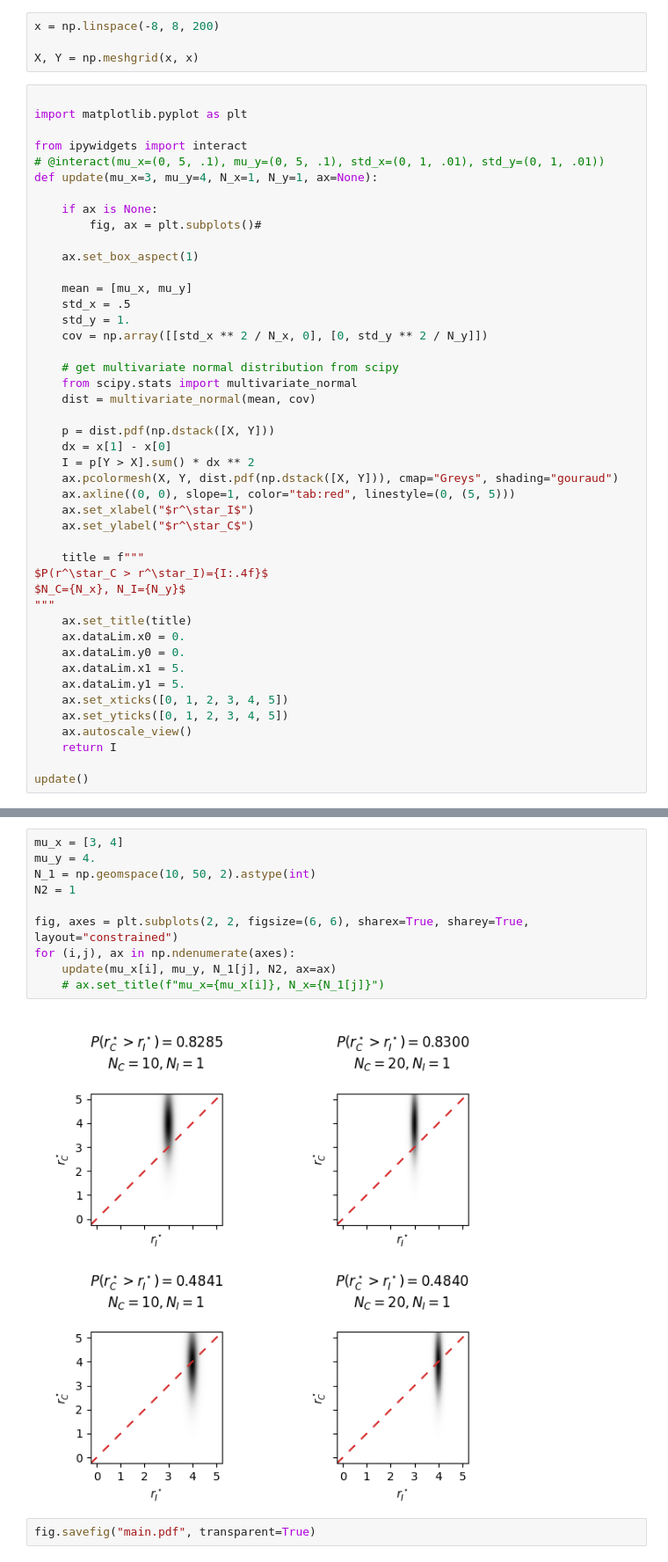
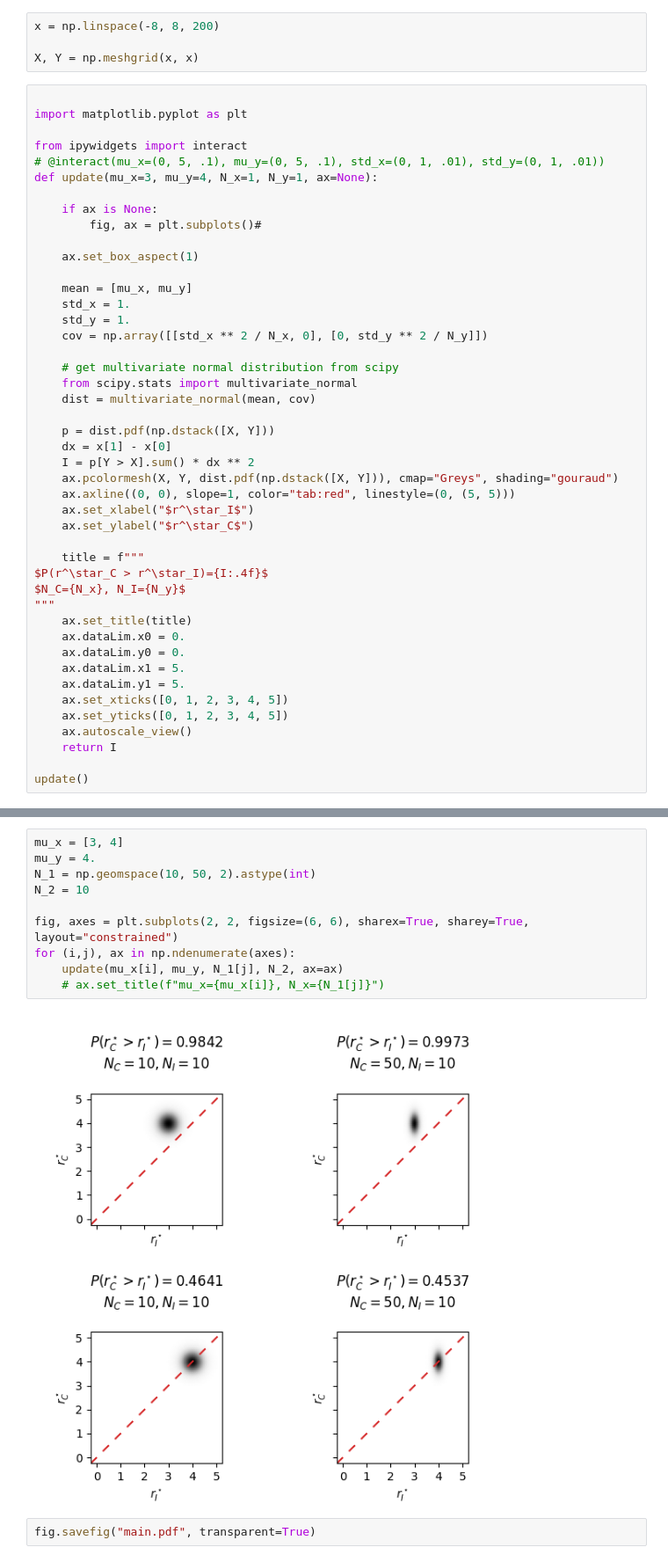
Before and after one commit to japhba/japhba.github.io, a Jupyter notebook: content/post/google_maps/main.ipynb, the cells around one changed output, grey strips where cells are left out. Shown: that part at 88% size. Drawn from its saved outputs; the diff is of its cells as text.

```diff
--- a/content/post/google_maps/main.ipynb
+++ b/content/post/google_maps/main.ipynb
@@ -20,7 +20,7 @@ def update(mu_x=3, mu_y=4, N_x=1, N_y=1, ax=None):
     ax.set_box_aspect(1)
 
     mean = [mu_x, mu_y]
-    std_x = .5
+    std_x = 1.
     std_y = 1.
     cov = np.array([[std_x ** 2 / N_x, 0], [0, std_y ** 2 / N_y]])
 
@@ -57,14 +57,14 @@ update()
 # %%
 mu_x = [3, 4]
 mu_y = 4.
 N_1 = np.geomspace(10, 50, 2).astype(int)
-N2 = 1
+N_2 = 10
 
 fig, axes = plt.subplots(2, 2, figsize=(6, 6), sharex=True, sharey=True, layout="constrained")
 for (i,j), ax in np.ndenumerate(axes):
-    update(mu_x[i], mu_y, N_1[j], N2, ax=ax)
+    update(mu_x[i], mu_y, N_1[j], N_2, ax=ax)
     # ax.set_title(f"mu_x={mu_x[i]}, N_x={N_1[j]}")
 # %% [output]
-[figure, old version]
+[figure, new version]
 # %%
 fig.savefig("main.pdf", transparent=True)
```
Also changed, not shown: parts of 1 cell of this notebook, 3 other files.
